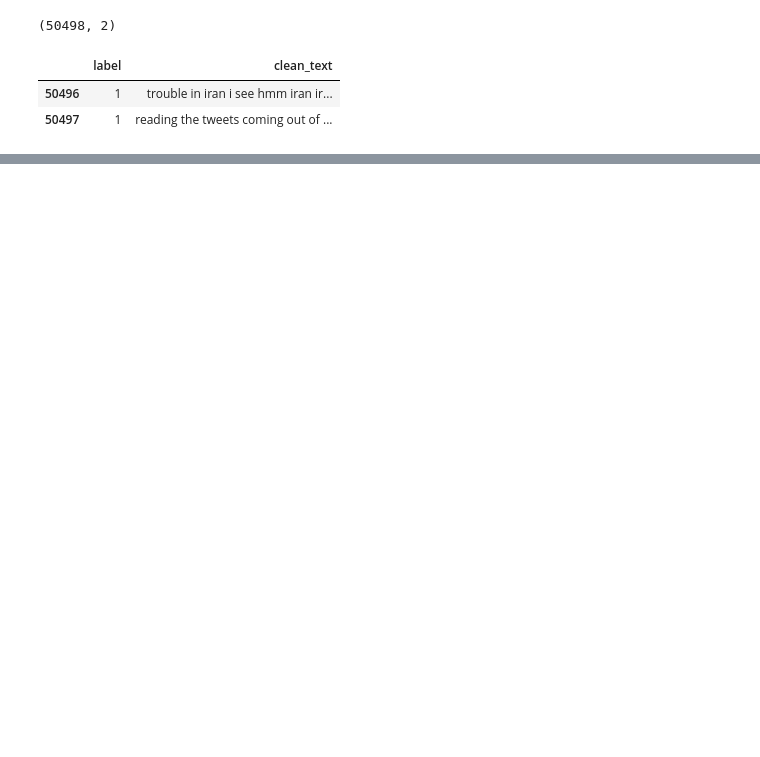
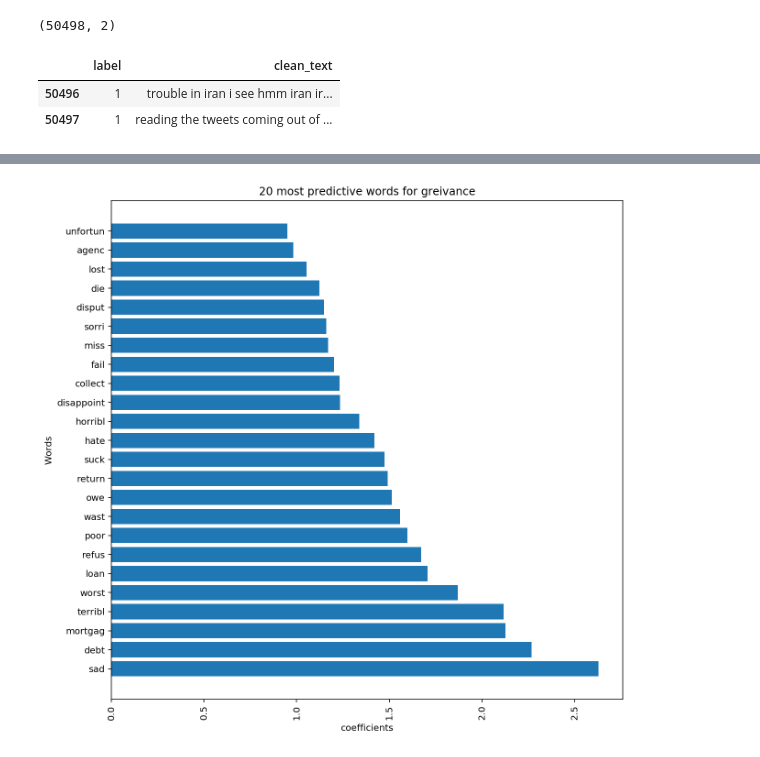
Before and after one commit to apandey86/capstone_community_problems, a Jupyter notebook: vectorization_fit_model.ipynb, the cells around one changed output, grey strips where cells are left out. Drawn from its saved outputs; the diff is of its cells as text; code cells hidden in the pictures; blank space fills up the shorter version.

```diff
--- a/vectorization_fit_model.ipynb
+++ b/vectorization_fit_model.ipynb
@@ -33,0 +141,4 @@ display(tweet_complaints_df.tail(2))
+# %%
+# Fit a logistic regression model
+log_reg = LogisticRegression()
+log_reg.fit(X_train_transformed_df, y_train)
@@ -33,0 +163,5 @@ display(tweet_complaints_df.tail(2))
+# %%
+#Create a df for feature coefficients
+coef_df = pd.DataFrame(data = log_reg.coef_, columns = X_train_transformed_df.columns,
+                       index = ['coef'])
+coef_df.tail()
@@ -33,0 +172,4 @@ display(tweet_complaints_df.tail(2))
+# %%
+#Top 25 words
+coef_df_top_25 = coef_df.sort_values(by ='coef', axis = 1, ascending = False).iloc[:,:24]
+coef_df_top_25
@@ -33,0 +180,11 @@ display(tweet_complaints_df.tail(2))
+# %%
+#Visualize top 25 words
+plt.figure(figsize =(10,10))
+plt.barh(coef_df_top_25.loc['coef'].index, coef_df_top_25.loc['coef'].values)
+plt.xlabel("coefficients")
+plt.xticks(rotation = 90)
+plt.ylabel("Words")
+plt.title('25 most predictive words for greivance')
+plt.show()
+# %% [output]
+[figure, added]
```
Also changed, not shown: parts of 47 cells of this notebook, 1 other file.
